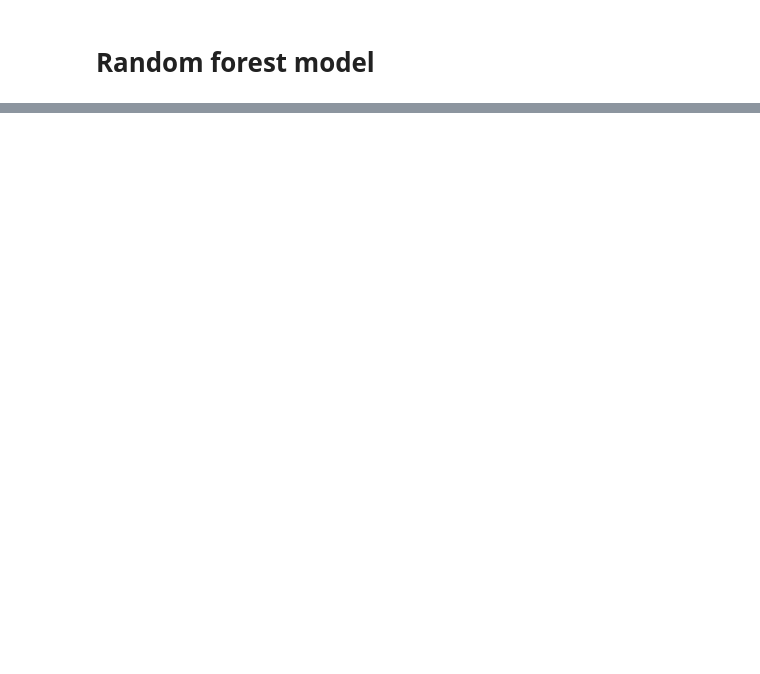
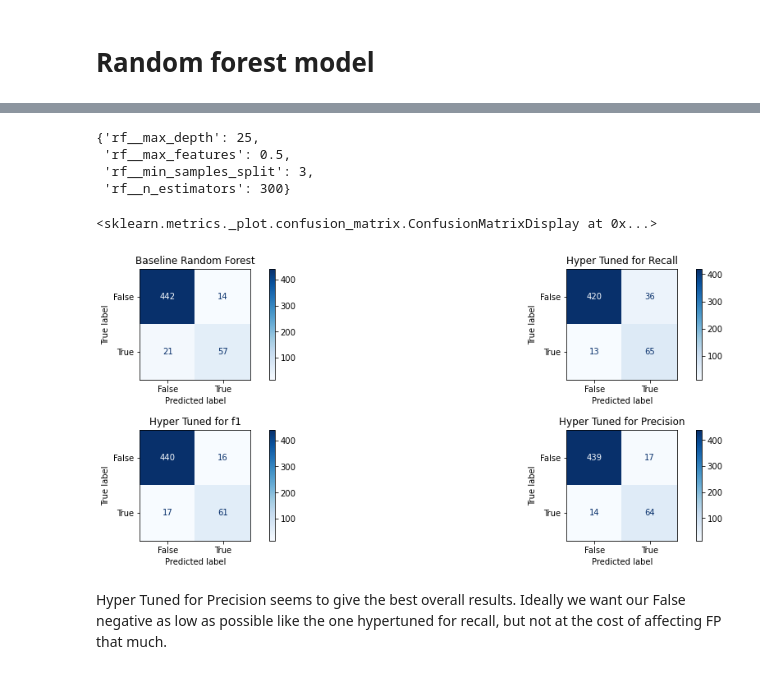
Before and after one commit to howen7/Predictive_Modeling, a Jupyter notebook: notebooks/exploratory/Hunter2.ipynb, the cells around one changed output, grey strips where cells are left out. Cells and saved outputs as stored; diff of their text form; code cells hidden in the pictures; blank space fills up the shorter version.

Commit message:
Finished up pipeline and fine tuning the random forest model

```diff
--- a/notebooks/exploratory/Hunter2.ipynb
+++ b/notebooks/exploratory/Hunter2.ipynb
@@ -114,0 +102,6 @@ def model_output(model):
+# %%
+scorers_forest = {
+    'recall_score': make_scorer(recall_score),
+    'precision_score': make_scorer(precision_score),
+    'f1': make_scorer(f1_score)
+    }
@@ -114,0 +110,5 @@ def model_output(model):
+# %%
+grid_search_f1 = GridSearchCV(pipe_forest, grid_forest, scoring=scorers_forest, refit='f1',
+                           cv=3, return_train_score=True, n_jobs=-1)
+
+model_output(grid_search_f1, X_t, X_val, y_t, y_val)
@@ -114,0 +135,5 @@ def model_output(model):
+# %%
+grid_search_recall = GridSearchCV(pipe_forest, grid_forest, scoring=scorers_forest, refit='recall_score',
+                           cv=3, return_train_score=True, n_jobs=-1)
+
+model_output(grid_search_recall, X_t, X_val, y_t, y_val)
@@ -114,0 +160,5 @@ def model_output(model):
+# %%
+grid_search_precision = GridSearchCV(pipe_forest, grid_forest, scoring=scorers_forest, refit='precision_score',
+                           cv=3, return_train_score=True, n_jobs=-1)
+
+model_output(grid_search_precision, X_t, X_val, y_t, y_val)
@@ -114,0 +178,25 @@ def model_output(model):
+# %%
+grid_search_precision.best_params_
+# %% [output]
+{'rf__max_depth': 25,
+ 'rf__max_features': 0.5,
+ 'rf__min_samples_split': 3,
+ 'rf__n_estimators': 300}
+# %%
+fig, axes = plt.subplots(nrows=2, ncols=2, figsize=(15, 6))
+fig.tight_layout(pad=4.0)
+
+axes[0,0].set_title("Baseline Random Forest")
+axes[1,0].set_title("Hyper Tuned for f1")
+axes[0,1].set_title("Hyper Tuned for Recall")
+axes[1,1].set_title("Hyper Tuned for Precision")
+
+plot_confusion_matrix(pipe_forest, X_val, y_val, ax=axes[0,0], cmap="Blues")
+plot_confusion_matrix(grid_search_f1, X_val, y_val, ax=axes[1,0], cmap="Blues")
+plot_confusion_matrix(grid_search_recall, X_val, y_val, ax=axes[0,1], cmap="Blues")
+plot_confusion_matrix(grid_search_precision, X_val, y_val, ax=axes[1,1], cmap="Blues")
+# %% [output]
+<sklearn.metrics._plot.confusion_matrix.ConfusionMatrixDisplay at 0x...>
+[figure, added]
+# %% [markdown]
+Hyper Tuned for Precision seems to give the best overall results. Ideally we want our False negative as low as possible like the one hypertuned for recall, but not at the cost of affecting FP that much.
```
Also changed, not shown: parts of 30 cells of this notebook, 1 other file.
